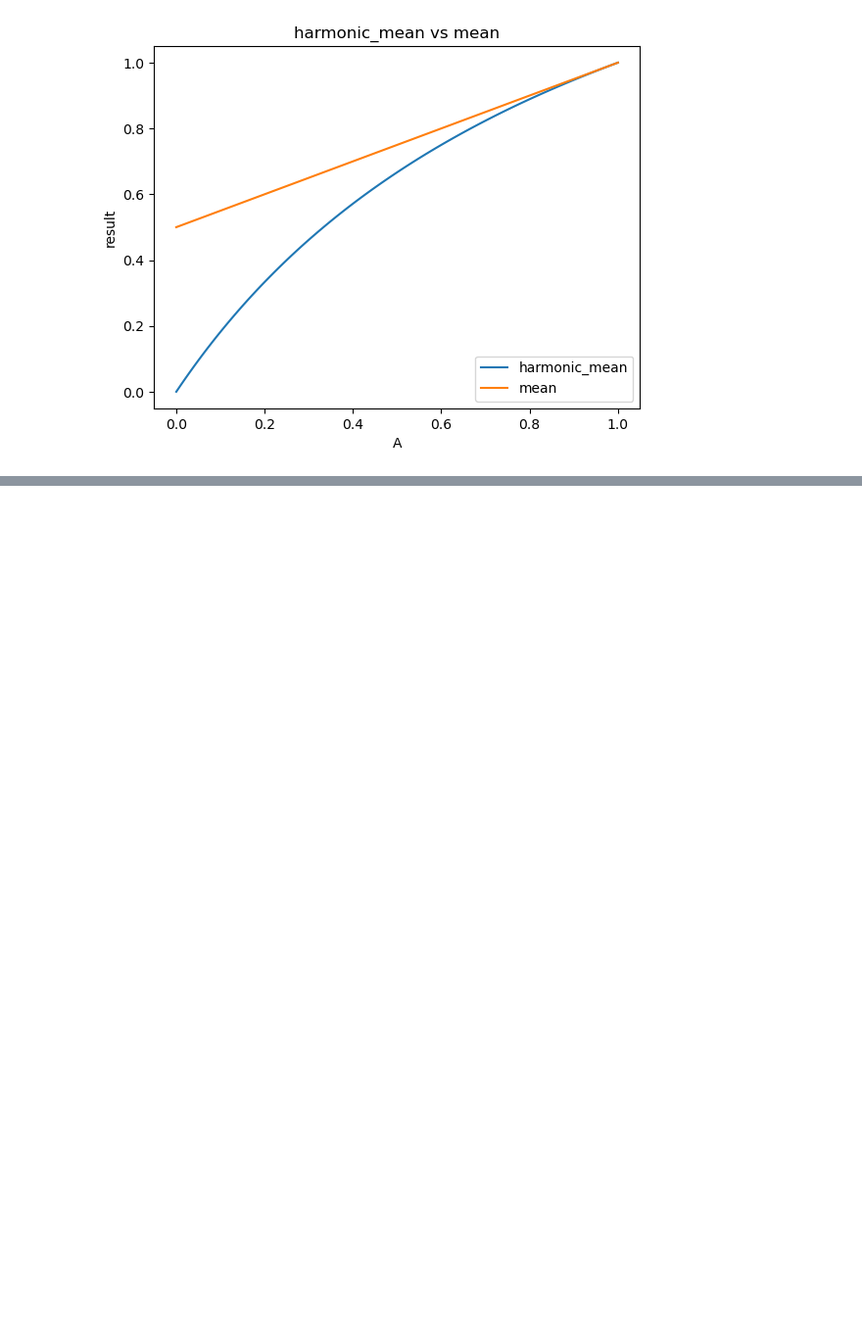
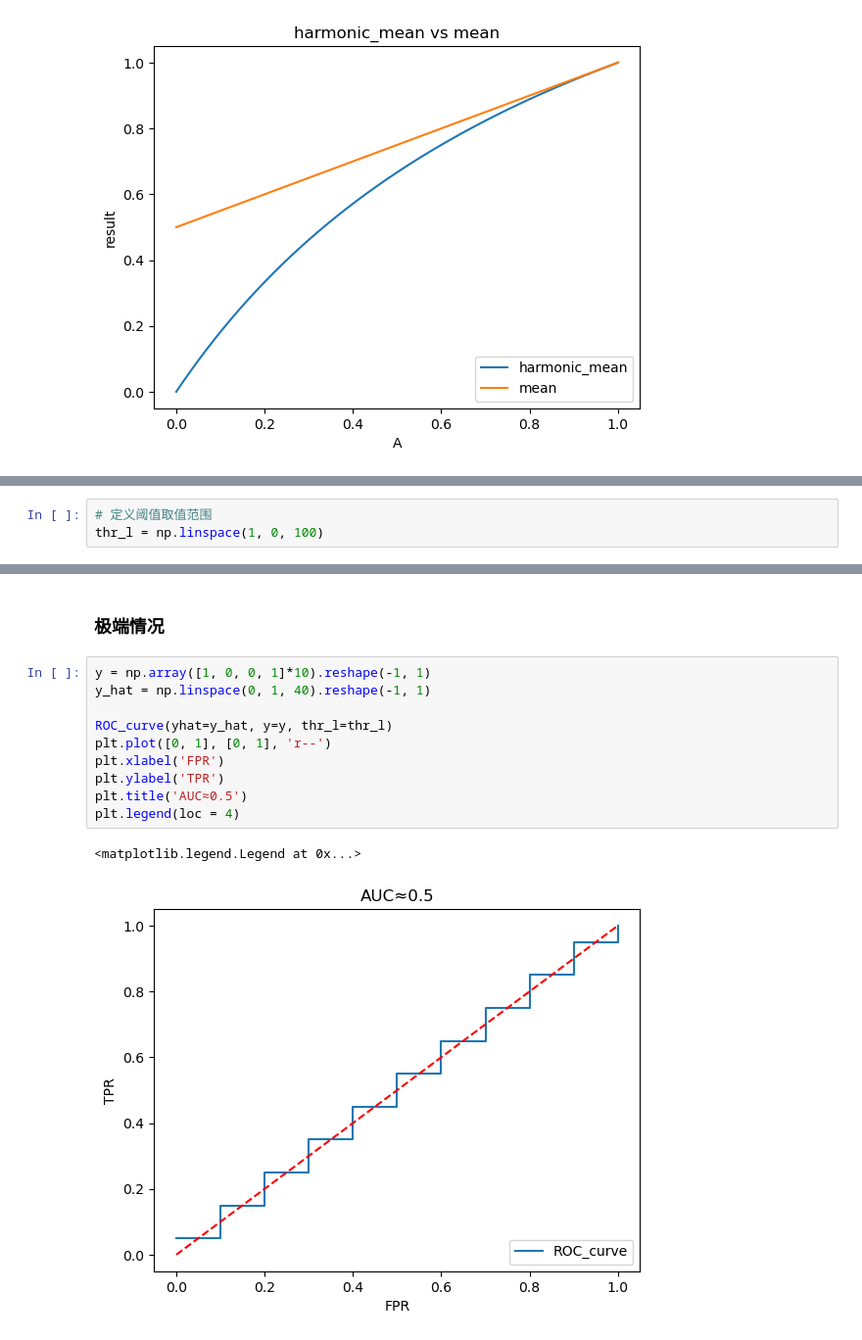
Before and after one commit to cduestc-course/MLLearn, a Jupyter notebook: 7-decisionboundary/7.2.ipynb, the cells around one changed output, grey strips where cells are left out. Shown at 98% size. Saved outputs shown, nothing was run; the diff lists cells and outputs as text; blank space fills up the shorter version.

```diff
--- a/7-decisionboundary/7.2.ipynb
+++ b/7-decisionboundary/7.2.ipynb
@@ -29,0 +32,3 @@ plt.legend(loc = 4)
+# %%
+# 定义阈值取值范围
+thr_l = np.linspace(1, 0, 100)
@@ -29,0 +210,15 @@ plt.legend(loc = 4)
+# %% [markdown]
+### 极端情况
+# %%
+y = np.array([1, 0, 0, 1]*10).reshape(-1, 1)
+y_hat = np.linspace(0, 1, 40).reshape(-1, 1)
+
+ROC_curve(yhat=y_hat, y=y, thr_l=thr_l)
+plt.plot([0, 1], [0, 1], 'r--')
+plt.xlabel('FPR')
+plt.ylabel('TPR')
+plt.title('AUC≈0.5')
+plt.legend(loc = 4)
+# %% [output]
+<matplotlib.legend.Legend at 0x...>
+[figure, added]
```
Also changed, not shown: parts of 33 cells of this notebook, 1 other file.
